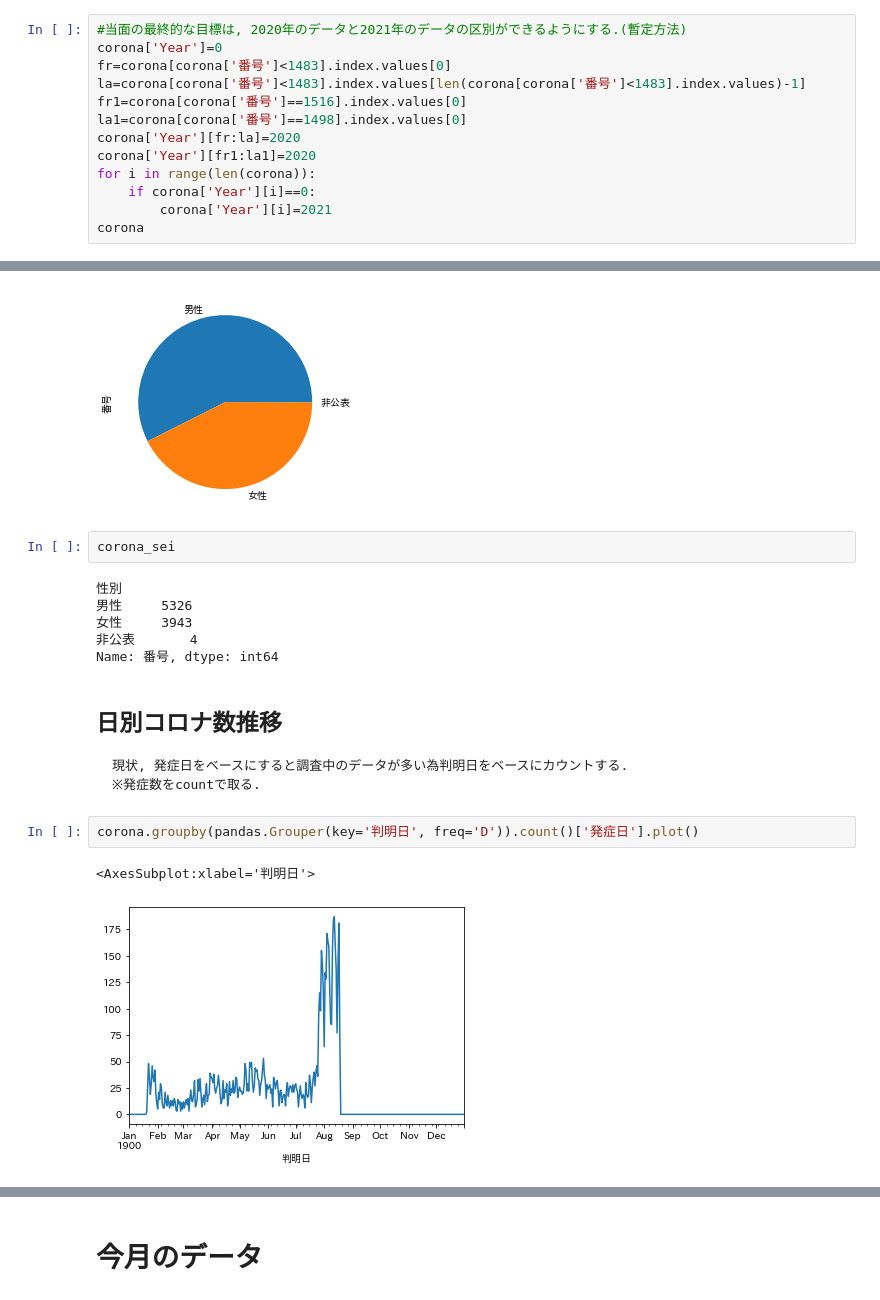
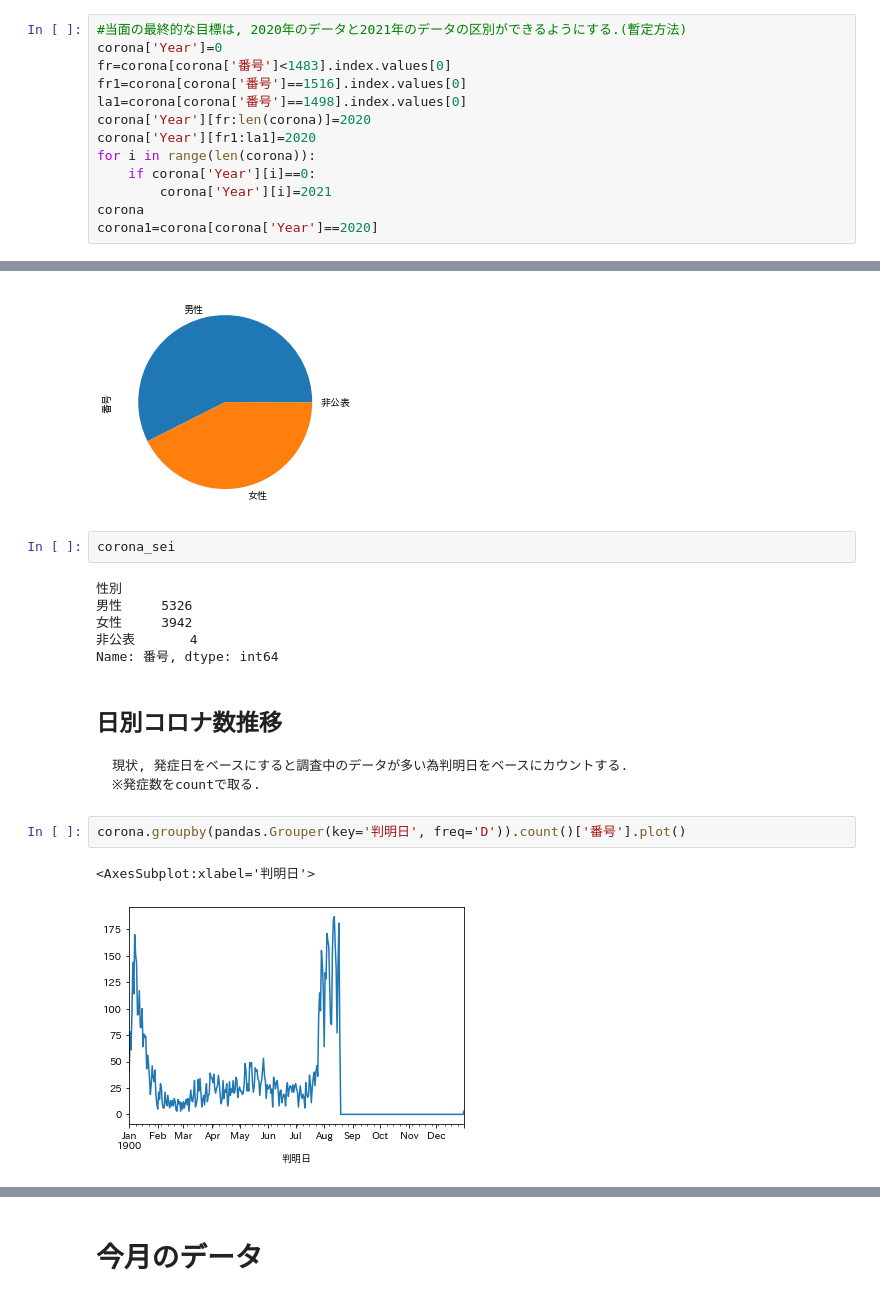
Before and after one commit to S-mishina/corona-bunseki, a Jupyter notebook: COVID.ipynb, the cells around one changed output, grey strips where cells are left out. Drawn from its saved outputs; the diff is of its cells as text.

```diff
--- a/COVID.ipynb
+++ b/COVID.ipynb
@@ -29,12 +31,12 @@ corona=corona.reset_index()
 #当面の最終的な目標は, 2020年のデータと2021年のデータの区別ができるようにする.(暫定方法)
 corona['Year']=0
 fr=corona[corona['番号']<1483].index.values[0]
-la=corona[corona['番号']<1483].index.values[len(corona[corona['番号']<1483].index.values)-1]
 fr1=corona[corona['番号']==1516].index.values[0]
 la1=corona[corona['番号']==1498].index.values[0]
-corona['Year'][fr:la]=2020
+corona['Year'][fr:len(corona)]=2020
 corona['Year'][fr1:la1]=2020
 for i in range(len(corona)):
     if corona['Year'][i]==0:
         corona['Year'][i]=2021
 corona
+corona1=corona[corona['Year']==2020]
@@ -156,7 +132,7 @@ corona_sei
 # %% [output]
 性別
 男性     5326
-女性     3943
+女性     3942
 非公表       4
 Name: 番号, dtype: int64
 # %% [markdown]
@@ -166,8 +142,8 @@ Name: 番号, dtype: int64
 ※発症数をcountで取る.
 </pre>
 # %%
-corona.groupby(pandas.Grouper(key='判明日', freq='D')).count()['発症日'].plot()
+corona.groupby(pandas.Grouper(key='判明日', freq='D')).count()['番号'].plot()
 # %% [output]
 <AxesSubplot:xlabel='判明日'>
-[figure, old version]
+[figure, new version]
 # %%
```
Also changed, not shown: parts of 8 cells of this notebook, 1 other file.
